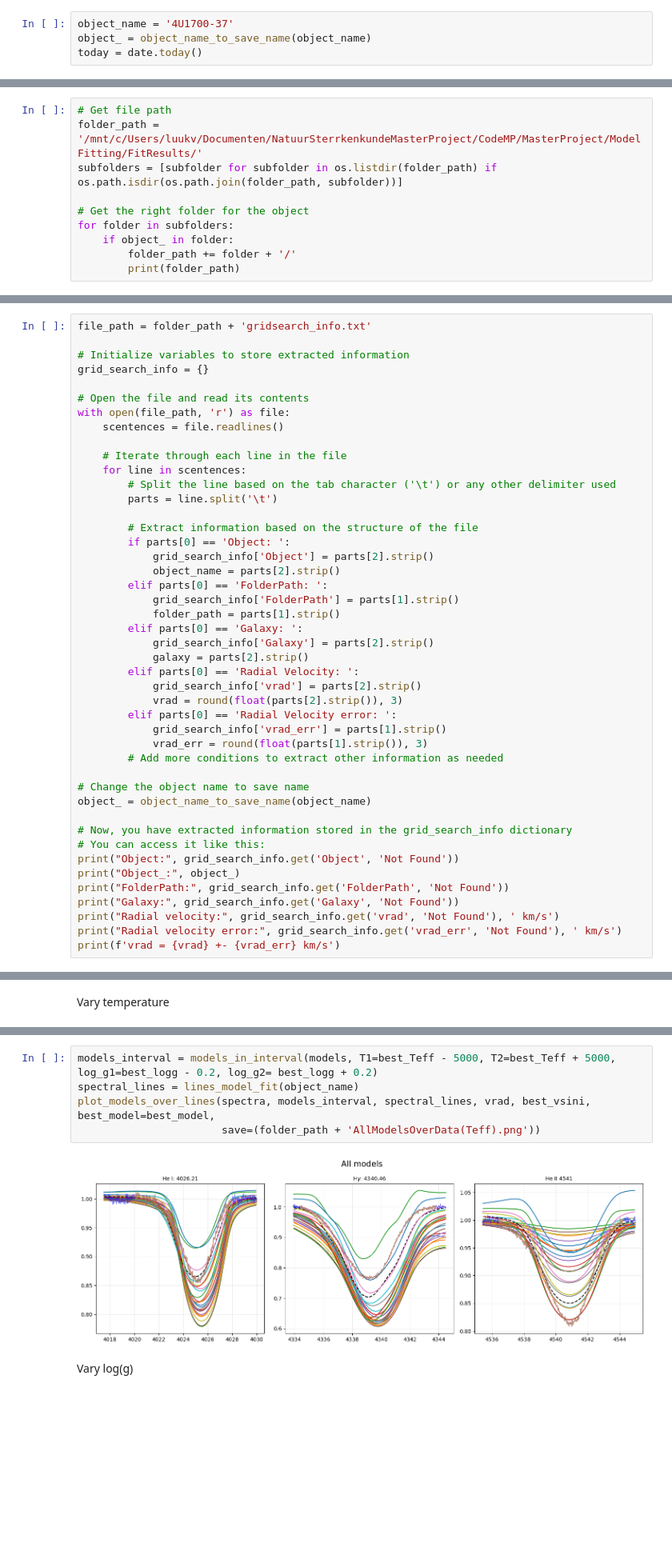
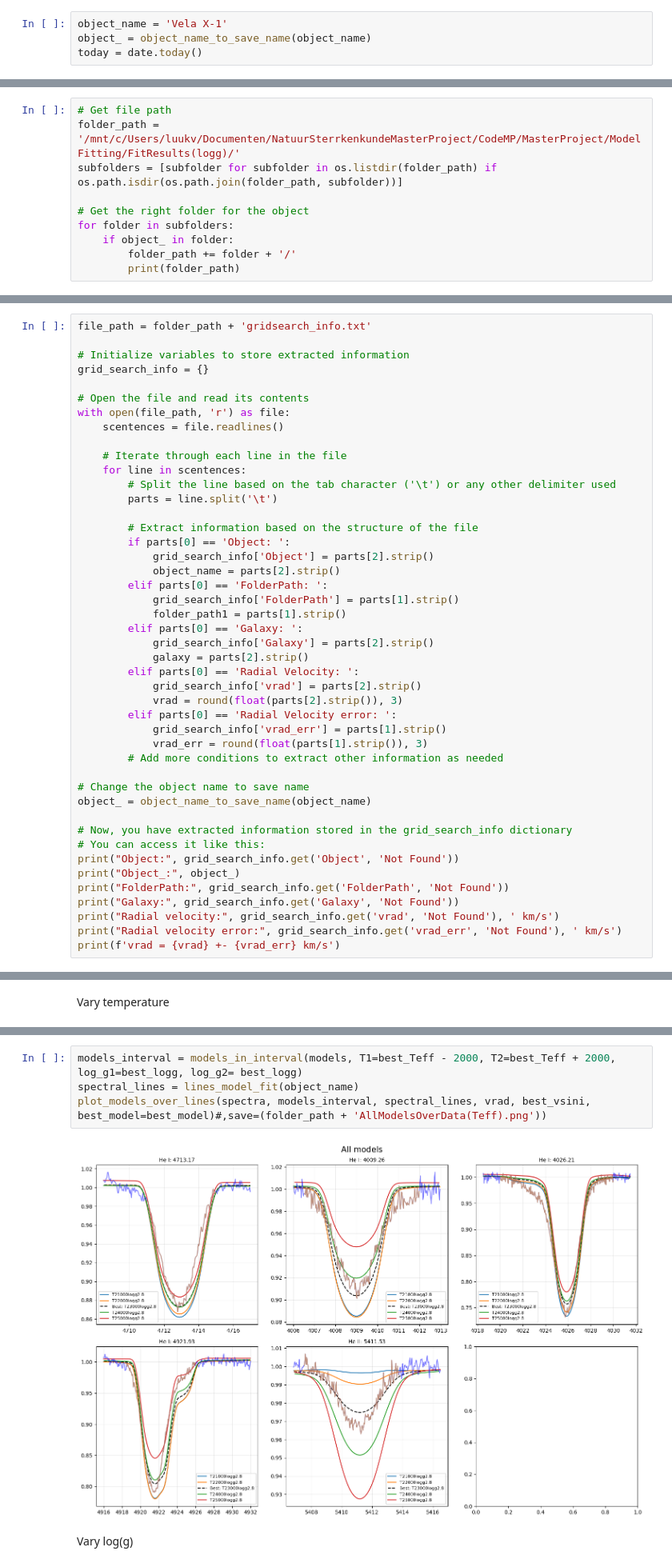
Before and after one commit to LvV210/MasterProject, a Jupyter notebook: ModelFitting/Analysis_GridSearch.ipynb, the cells around one changed output, grey strips where cells are left out. Shown at 80% size. Cells and saved outputs as stored; diff of their text form; blank space fills up the shorter version.

```diff
--- a/ModelFitting/Analysis_GridSearch.ipynb
+++ b/ModelFitting/Analysis_GridSearch.ipynb
@@ -19,14 +19,14 @@ from functions import import_spectra
 # %% [markdown]
 #### Set initial parameters
 # %%
-object_name = '4U1700-37'
+object_name = 'Vela X-1'
 object_ = object_name_to_save_name(object_name)
 today = date.today()
 # %% [markdown]
 ##### Import the data
 # %%
 # Get file path
-folder_path = '/mnt/c/Users/luukv/Documenten/NatuurSterrkenkundeMasterProject/CodeMP/MasterProject/ModelFitting/FitResults/'
+folder_path = '/mnt/c/Users/luukv/Documenten/NatuurSterrkenkundeMasterProject/CodeMP/MasterProject/ModelFitting/FitResults(logg)/'
 subfolders = [subfolder for subfolder in os.listdir(folder_path) if os.path.isdir(os.path.join(folder_path, subfolder))]
 
 # Get the right folder for the object
@@ -57,7 +57,7 @@ with open(file_path, 'r') as file:
             object_name = parts[2].strip()
         elif parts[0] == 'FolderPath: ':
             grid_search_info['FolderPath'] = parts[1].strip()
-            folder_path = parts[1].strip()
+            folder_path1 = parts[1].strip()
         elif parts[0] == 'Galaxy: ':
             grid_search_info['Galaxy'] = parts[2].strip()
             galaxy = parts[2].strip()
@@ -304,10 +297,9 @@ dict_keys(['T15000logg2.0', 'T15000logg2.2', 'T15000logg2.4', 'T15000logg2.6', '
 # %%
-models_interval = models_in_interval(models, T1=best_Teff - 5000, T2=best_Teff + 5000, log_g1=best_logg - 0.2, log_g2= best_logg + 0.2)
+models_interval = models_in_interval(models, T1=best_Teff - 2000, T2=best_Teff + 2000, log_g1=best_logg, log_g2= best_logg)
 spectral_lines = lines_model_fit(object_name)
-plot_models_over_lines(spectra, models_interval, spectral_lines, vrad, best_vsini, best_model=best_model,
-                       save=(folder_path + 'AllModelsOverData(Teff).png'))
+plot_models_over_lines(spectra, models_interval, spectral_lines, vrad, best_vsini, best_model=best_model)#,save=(folder_path + 'AllModelsOverData(Teff).png'))
 # %% [output]
-[figure, old version]
+[figure, new version]
 # %% [markdown]
 Vary log(g)
 # %%
```
Also changed, not shown: parts of 11 cells of this notebook, 14 other files.
